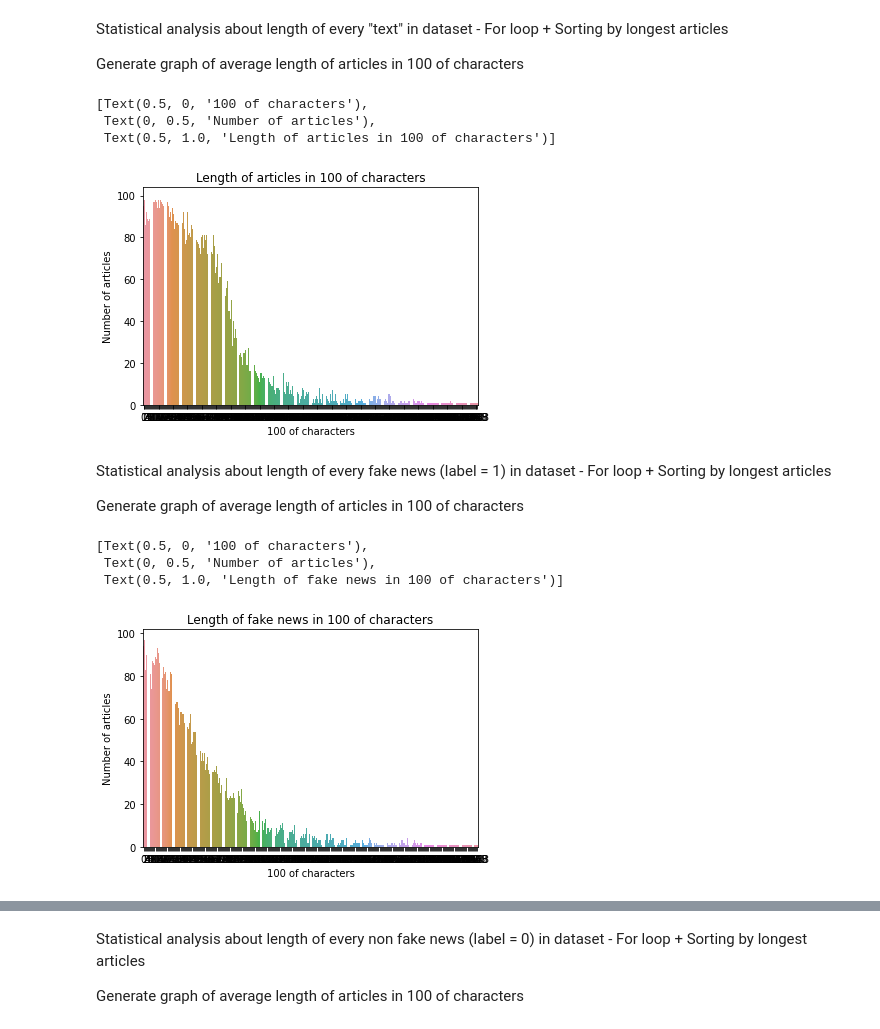
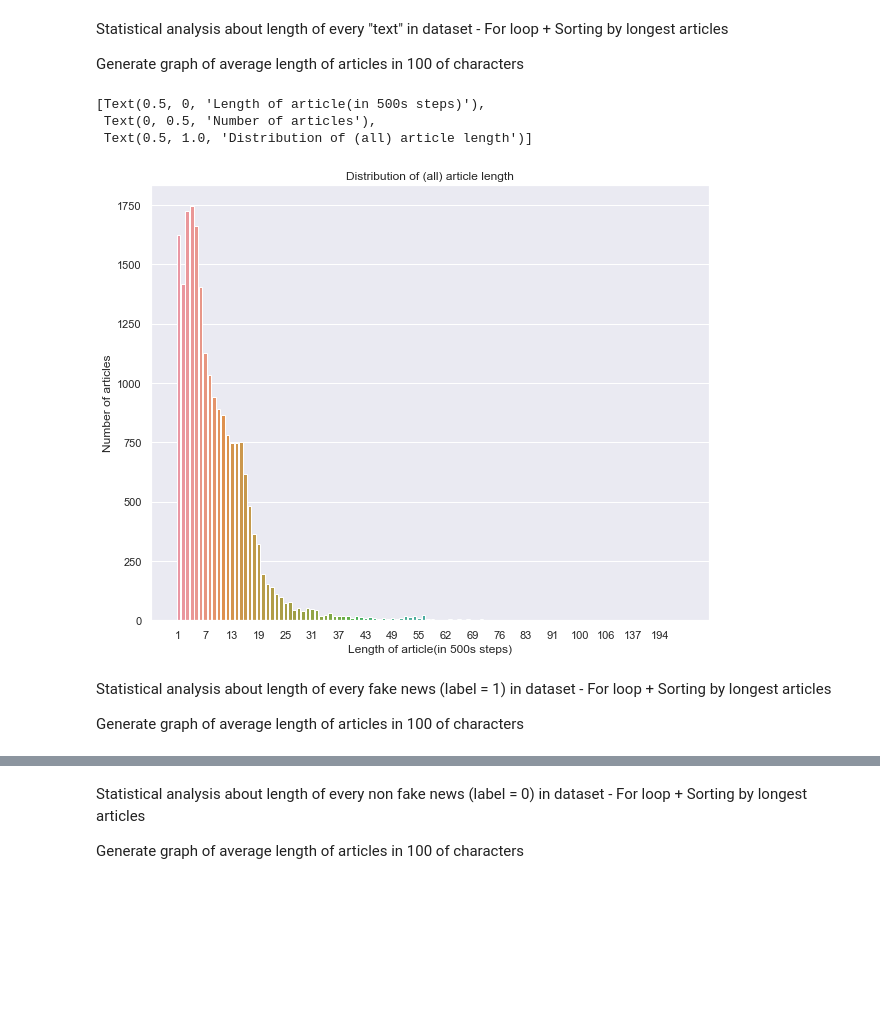
Before and after one commit to GeoffreyKarnbach/Fake-News-Detector-AI, a Jupyter notebook: src/analyse.ipynb, the cells around one changed output, grey strips where cells are left out. Saved outputs shown, nothing was run; the diff lists cells and outputs as text; code cells hidden in the pictures; blank space fills up the shorter version.

Commit message:
optimised text lenght analysis

```diff
--- a/src/analyse.ipynb
+++ b/src/analyse.ipynb
@@ -11,3 +13,6 @@ import csv
+# %%
+sns.set(rc={'figure.figsize':(10,8)})
+sns.set_palette("hls")
 # %% [markdown]
 Download necessary ressources
 # %%
@@ -33,4 +37,4 @@ True
 # %% [markdown]
 Read train dataset from csv file
 # %%
-df = pd.read_csv("../data/train.csv")
+df = pd.read_csv("../data/kaggle/train.csv")
@@ -38,65 +51,18 @@ df = pd.read_csv("../data/train.csv")
 Statistical analysis about length of every "text" in dataset - For loop + Sorting by longest articles
 
 Generate graph of average length of articles in 100 of characters
-# %%
-content_length = {}
-for content in df["text"]:
-    try:
-        if len(content) in content_length:
-            content_length[len(content)]+=1
-        else:
-            content_length[len(content)] = 1
-    except: # Error in the dataset, one of the entries seems to be a float. To prevent execution stop: try/except.
-        pass
-
-content_length = dict(reversed(sorted(content_length.items(), key=lambda item: item[0])))
-
-values = {}
-
-for loop in content_length.items():
-    if loop[0]//100 in values:
-        values[loop[0]//100]+=1
-    else:
-        values[loop[0]//100] = 1
-
-my_df = pd.DataFrame(values.items())
-ax = sns.barplot(x=0, y=1, data=my_df)
-ax.set(xlabel = '100 of characters', ylabel='Number of articles', title='Length of articles in 100 of characters')
-# %% [output]
-[Text(0.5, 0, '100 of characters'),
- Text(0, 0.5, 'Number of articles'),
- Text(0.5, 1.0, 'Length of articles in 100 of characters')]
-[figure, removed]
+# %%
+df["text_length"] = df["text"].apply(lambda x: math.ceil( len(str(x)) / 500))
+# %%
+ax = sns.countplot(x=df["text_length"])
+ax.locator_params(axis='x', nbins=20)
+ax.set(xlabel = 'Length of article(in 500s steps)', ylabel='Number of articles', title='Distribution of (all) article length')
+# %% [output]
+[Text(0.5, 0, 'Length of article(in 500s steps)'),
+ Text(0, 0.5, 'Number of articles'),
+ Text(0.5, 1.0, 'Distribution of (all) article length')]
+[figure, added]
 # %% [markdown]
 Statistical analysis about length of every fake news (label = 1) in dataset - For loop + Sorting by longest articles
 
 Generate graph of average length of articles in 100 of characters
-# %%
-content_length = {}
-for content in df.loc[df['label'] == 1]["text"]:
-    try:
-        if len(content) in content_length:
-            content_length[len(content)]+=1
-        else:
-            content_length[len(content)] = 1
-    except: # Error in the dataset, one of the entries seems to be a float. To prevent execution stop: try/except.
-        pass
-
-content_length = dict(reversed(sorted(content_length.items(), key=lambda item: item[0])))
-
-values = {}
-
-for loop in content_length.items():
-    if loop[0]//100 in values:
-        values[loop[0]//100]+=1
-    else:
-        values[loop[0]//100] = 1
-
-my_df = pd.DataFrame(values.items())
-ax = sns.barplot(x=0, y=1, data=my_df)
-ax.set(xlabel = '100 of characters', ylabel='Number of articles', title='Length of fake news in 100 of characters')
-# %% [output]
-[Text(0.5, 0, '100 of characters'),
- Text(0, 0.5, 'Number of articles'),
- Text(0.5, 1.0, 'Length of fake news in 100 of characters')]
-[figure, removed]
```
Also changed, not shown: parts of 8 cells of this notebook, 4 other files.
